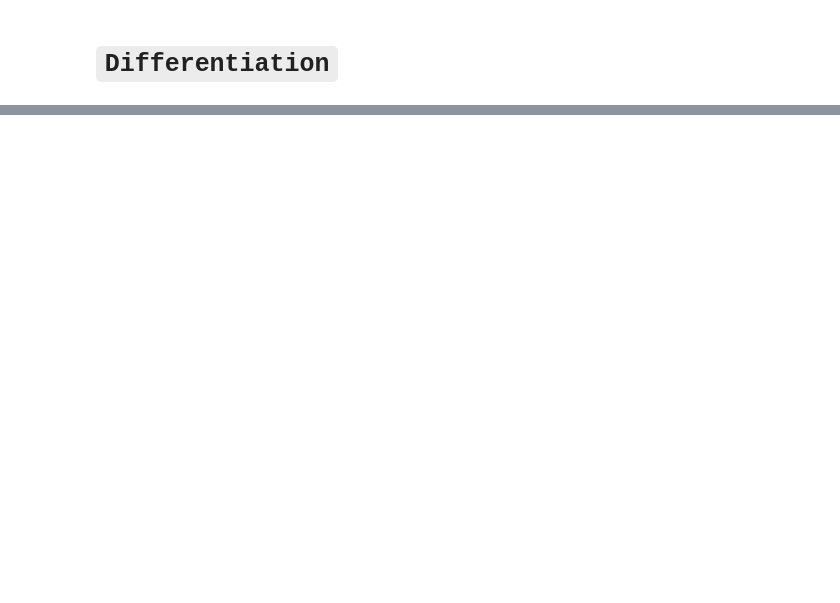
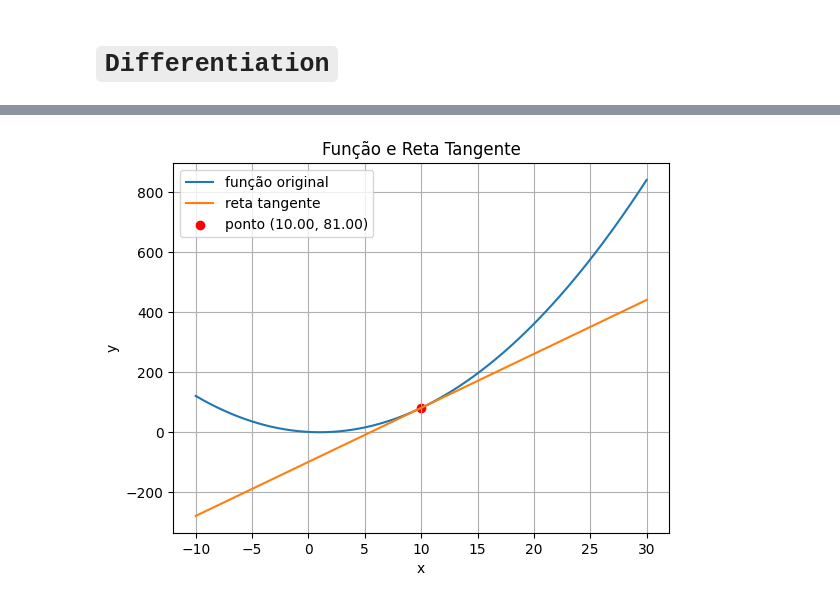
Before and after one commit to tauantorres/deep-neural-networks-with-pytorch, a Jupyter notebook: semana-1-pt-3.ipynb, the cells around one changed output, grey strips where cells are left out. Cells and saved outputs as stored; diff of their text form; code cells hidden in the pictures; blank space fills up the shorter version.

```diff
--- a/semana-1-pt-3.ipynb
+++ b/semana-1-pt-3.ipynb
@@ -28,0 +117,31 @@ The dervative at x = 2:  tensor(4.)
+# %%
+
+def f_prime(x: float, h: float= 1e-6):
+    return (f(x + h) - f(x - h)) / (2 * h)
+
+def tangent_line(x, x_point, y_point):
+    return f_prime(x_point) * (x - x_point) + y_point
+# %%
+import numpy as np
+import matplotlib.pyplot as plt
+
+def f(x):
+    return x ** 2 - 2 * x + 1
+
+x_point = 10
+y_point = f(x_point)
+
+x_range = np.linspace(x_point - 20, x_point + 20, 400)
+tangent_y = tangent_line(x_range, x_point, y_point)
+
+plt.plot(x_range, f(x_range), label='função original')
+plt.plot(x_range, tangent_y, label='reta tangente')
+plt.scatter(x_point, y_point, color='red', label=f'ponto ({x_point:.2f}, {y_point:.2f})')
+plt.xlabel('x')
+plt.ylabel('y')
+plt.legend()
+plt.title('Função e Reta Tangente')
+plt.grid(True)
+plt.show()
+# %% [output]
+[figure, added]
```
Also changed, not shown: parts of 11 cells of this notebook, 1 other file.
